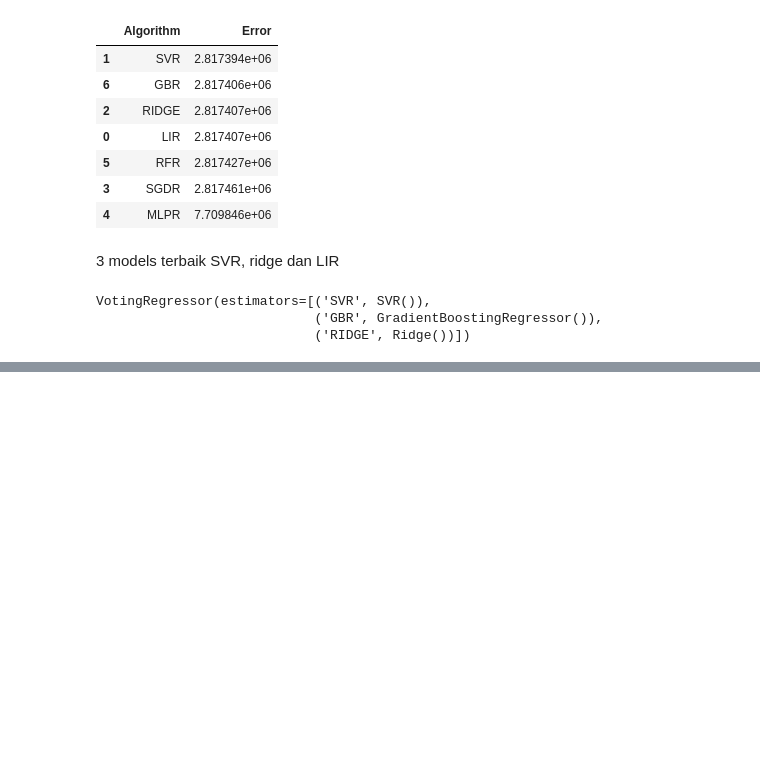
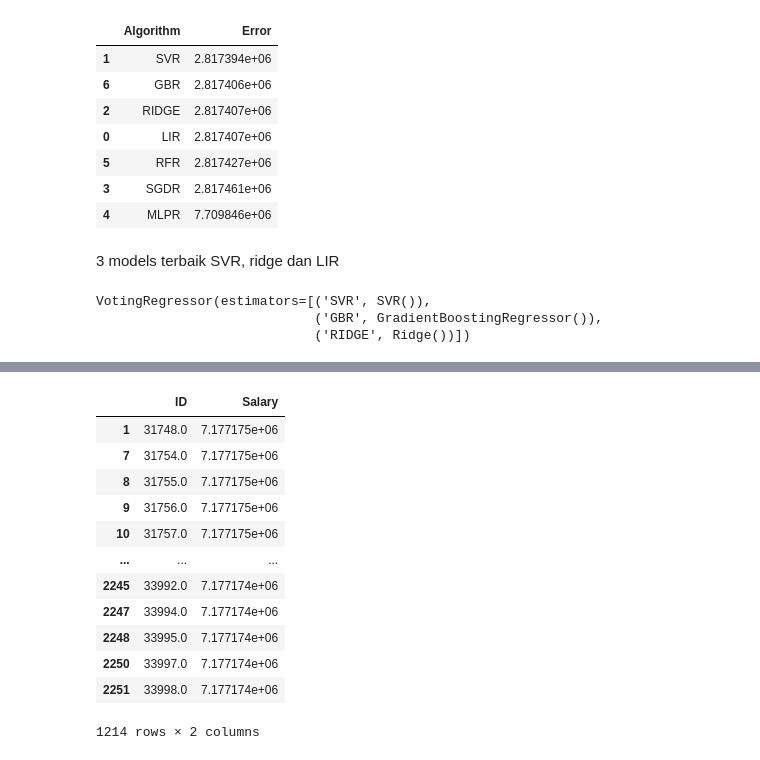
Before and after one commit to TeguhPermana666/Find_IT, a Jupyter notebook: Analisis.ipynb, the cells around one changed output, grey strips where cells are left out. Drawn from its saved outputs; the diff is of its cells as text; code cells hidden in the pictures; blank space fills up the shorter version.

```diff
--- a/Analisis.ipynb
+++ b/Analisis.ipynb
@@ -1227,0 +1245,7 @@ array([6984818.32758037, 6984818.32758037, 6984818.32758037, ...,
+# %%
+y_pred_svr=cross_val_predict(SVR_models,X_test_scaller,y_test)
+akurasi=mean_squared_error(y_test,y_pred_svr)
+akurasi= np.sqrt(akurasi)
+mae=mean_absolute_error(y_test,y_pred_svr)
+print("RMSE : ",akurasi)
+print("MAE : ",mae)
@@ -1227,0 +1255,2 @@ array([6984818.32758037, 6984818.32758037, 6984818.32758037, ...,
+# %%
+id_data=temp_test["id"].copy()
@@ -1227,0 +1274,21 @@ array([6984818.32758037, 6984818.32758037, 6984818.32758037, ...,
+# %%
+data_frame={"ID":pd.Series(id_data),"Salary":pd.Series(y_pred_svr)}
+pred_frame=pd.DataFrame(data_frame)
+# %%
+pred_frame.dropna(axis=0,inplace=True)
+# %%
+pred_frame
+# %% [output]
+|  | ID | Salary |
+| 1 | 31748.0 | 7.177175e+06 |
+| 7 | 31754.0 | 7.177175e+06 |
+| 8 | 31755.0 | 7.177175e+06 |
+| 9 | 31756.0 | 7.177175e+06 |
+| 10 | 31757.0 | 7.177175e+06 |
+| ... | ... | ... |
+| 2245 | 33992.0 | 7.177174e+06 |
+| 2247 | 33994.0 | 7.177174e+06 |
+| 2248 | 33995.0 | 7.177174e+06 |
+| 2250 | 33997.0 | 7.177174e+06 |
+| 2251 | 33998.0 | 7.177174e+06 |
+1214 rows × 2 columns
```
Also changed, not shown: parts of 9 cells of this notebook.
